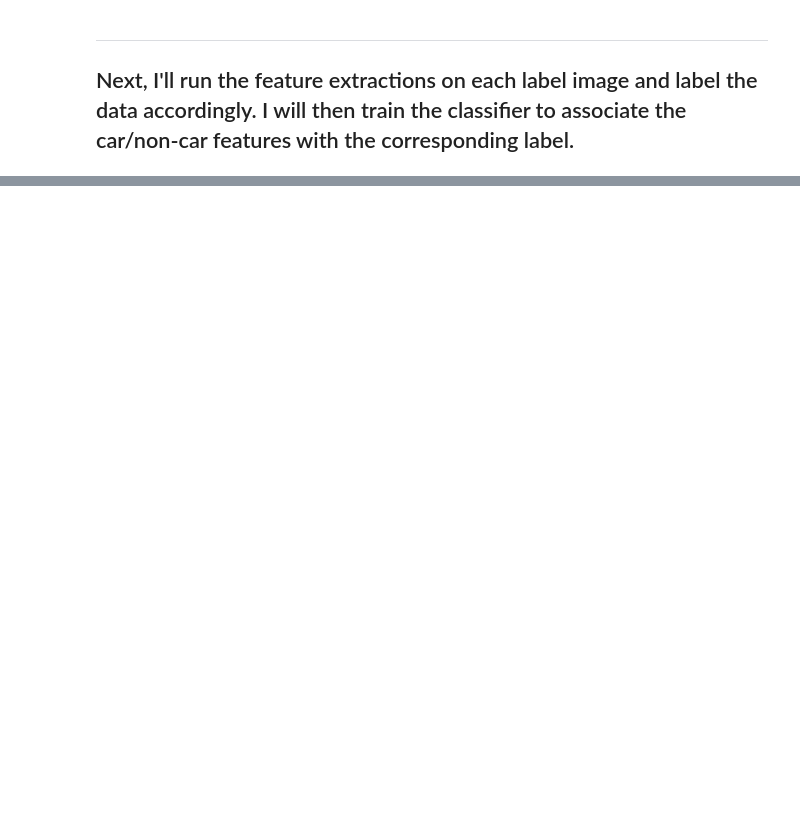
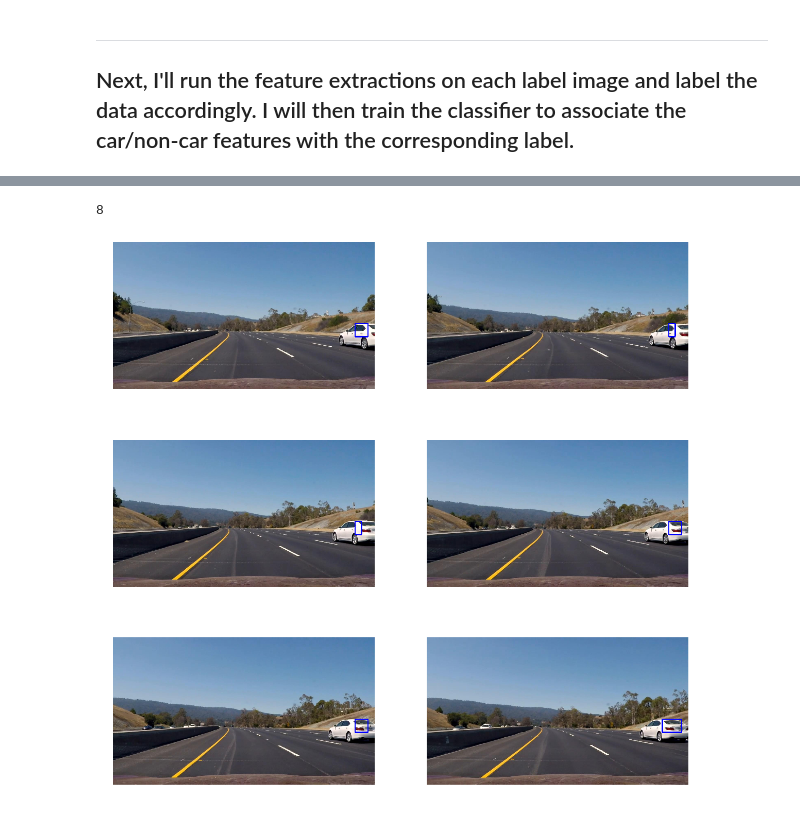
Before and after one commit to albertzheng07/Vehicle_Detection, a Jupyter notebook: project.ipynb, the cells around one changed output, grey strips where cells are left out. Drawn from its saved outputs; the diff is of its cells as text; code cells hidden in the pictures; blank space fills up the shorter version.

```diff
--- a/project.ipynb
+++ b/project.ipynb
@@ -446,0 +461,12 @@ plt.imshow(test_img_rects)
+# %%
+class Rectangles():
+    def __init__(self):
+        """ create history of rectangles """
+        self.rect = []
+
+    def add_rect(self, rect):
+        if len(self.rect) > 15:
+            # drop out any rectangles more than 15 frames ago
+            self.rect = self.rect[1:] # throw out oldest rect
+        else:
+            self.rect.append(rect)
@@ -446,0 +512,17 @@ plt.imshow(test_img_rects)
+# %%
+#test_images = glob('./test_images/test*.jpg')
+test_images = glob('./test_images/project*.jpg')
+print(len(test_images))
+fig, axs = plt.subplots(3, 2, figsize=(20,20))
+axs = axs.ravel()
+Rect = Rectangles()
+
+# test pipeline on test images
+for i, im in enumerate(test_images[2:]):
+    axs[i].imshow(pipeline(mpimg.imread(im)))
+    axs[i].axis('off')
+
+plt.savefig('Pipeline_Ex.jpg')
+# %% [output]
+8
+[figure, added]
```
Also changed, not shown: parts of 14 cells of this notebook, 14 other files.
